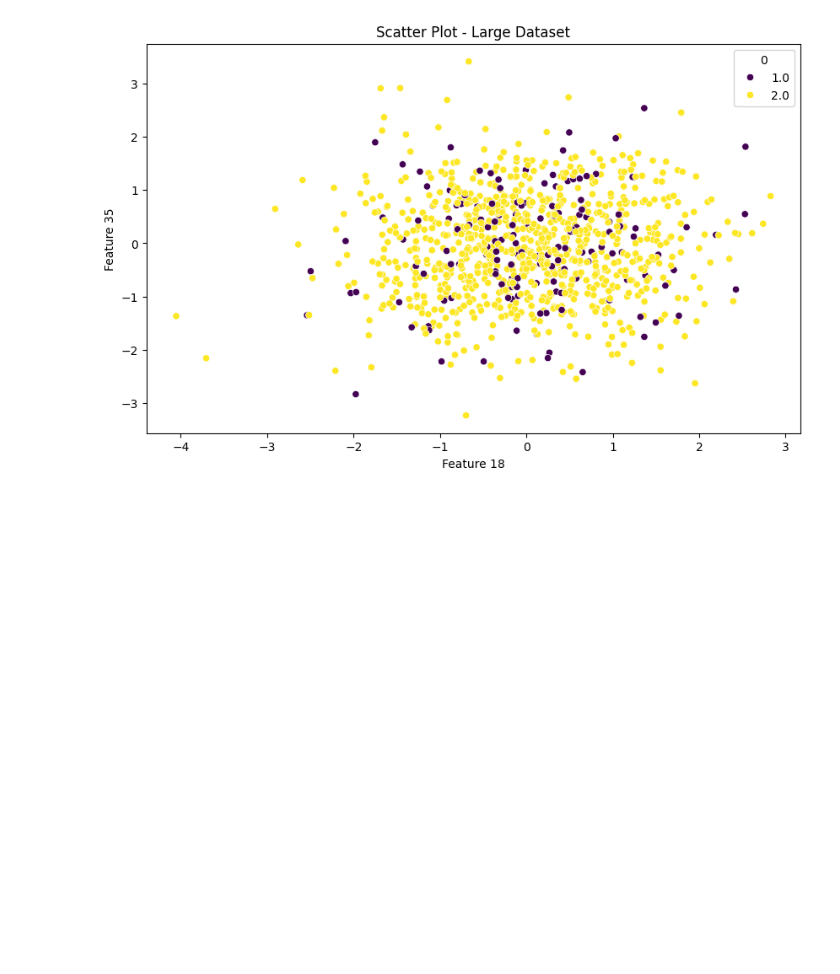
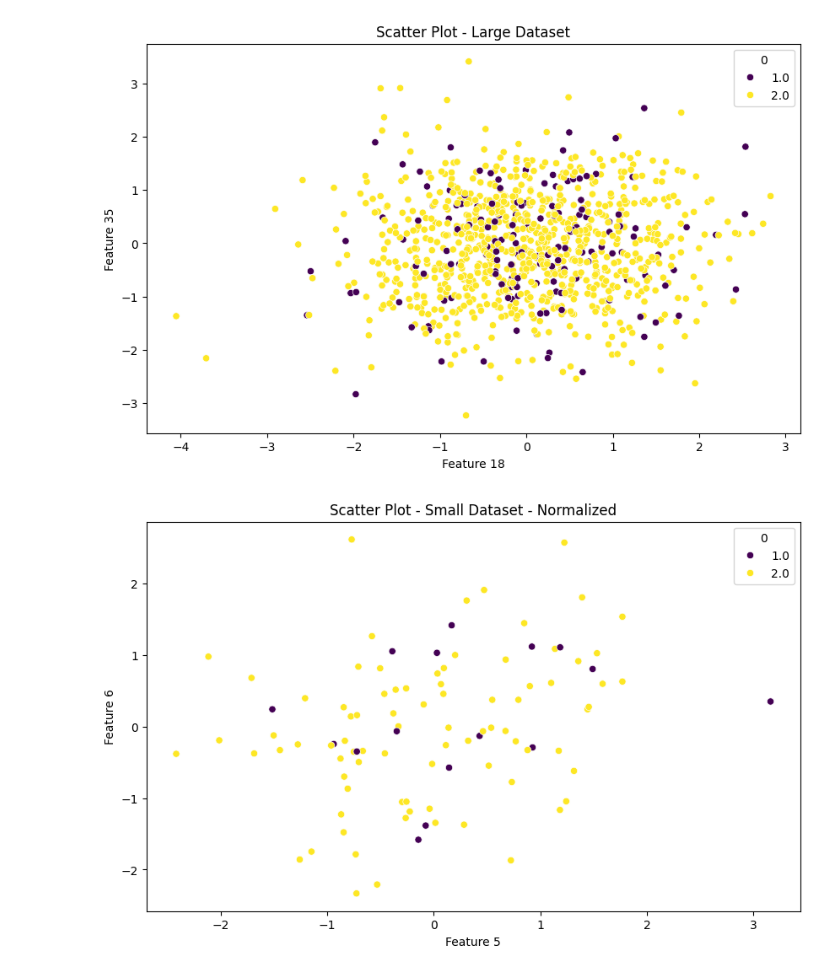
Before and after one commit to FelixMDM/Machine-Learning, a Jupyter notebook: Proj2.ipynb, the cells around one changed output. Drawn from its saved outputs; the diff is of its cells as text; code cells hidden in the pictures; blank space fills up the shorter version.

Commit message:
actually normalizing the data

```diff
--- a/Proj2.ipynb
+++ b/Proj2.ipynb
@@ -96,3 +96,19 @@ plt.title('Scatter Plot - Large Dataset')
 plt.show()
 # %% [output]
 [figure]
+# %%
+X_small_data = data.iloc[:,1:]
+
+means_small = X_small_data.mean()
+std_small = X_small_data.std()
+
+X_norm_small = (X_small_data - means_small)/std_small
+
+plt.figure(figsize=(10, 6))
+sns.scatterplot(x=X_norm_small.iloc[:, 4], y=X_norm_small.iloc[:, 5], hue=class_labels_large, palette='viridis')
+plt.xlabel('Feature 5')
+plt.ylabel('Feature 6')
+plt.title('Scatter Plot - Small Dataset - Normalized')
+plt.show()
+# %% [output]
+[figure, added]
```
Also changed, not shown: parts of 1 cell of this notebook.
